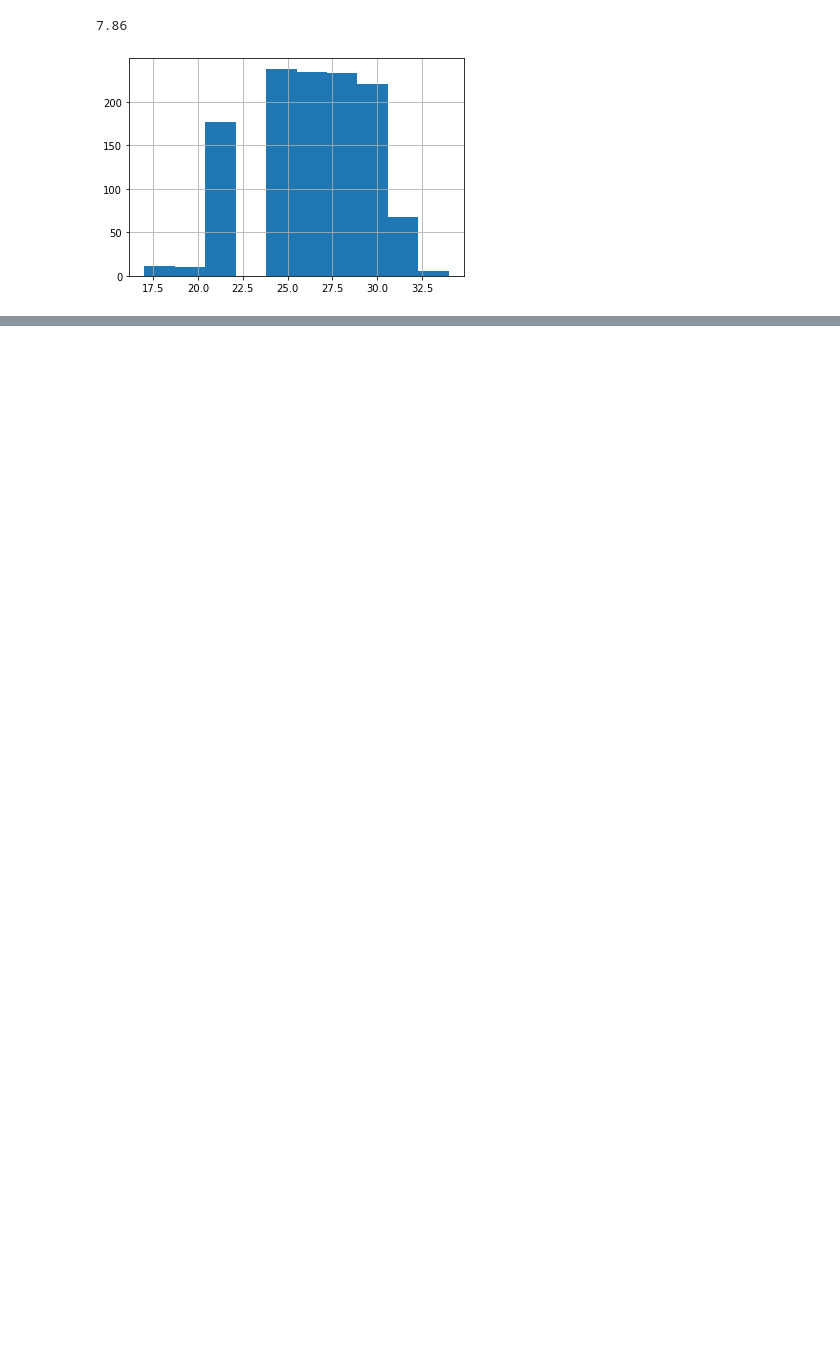
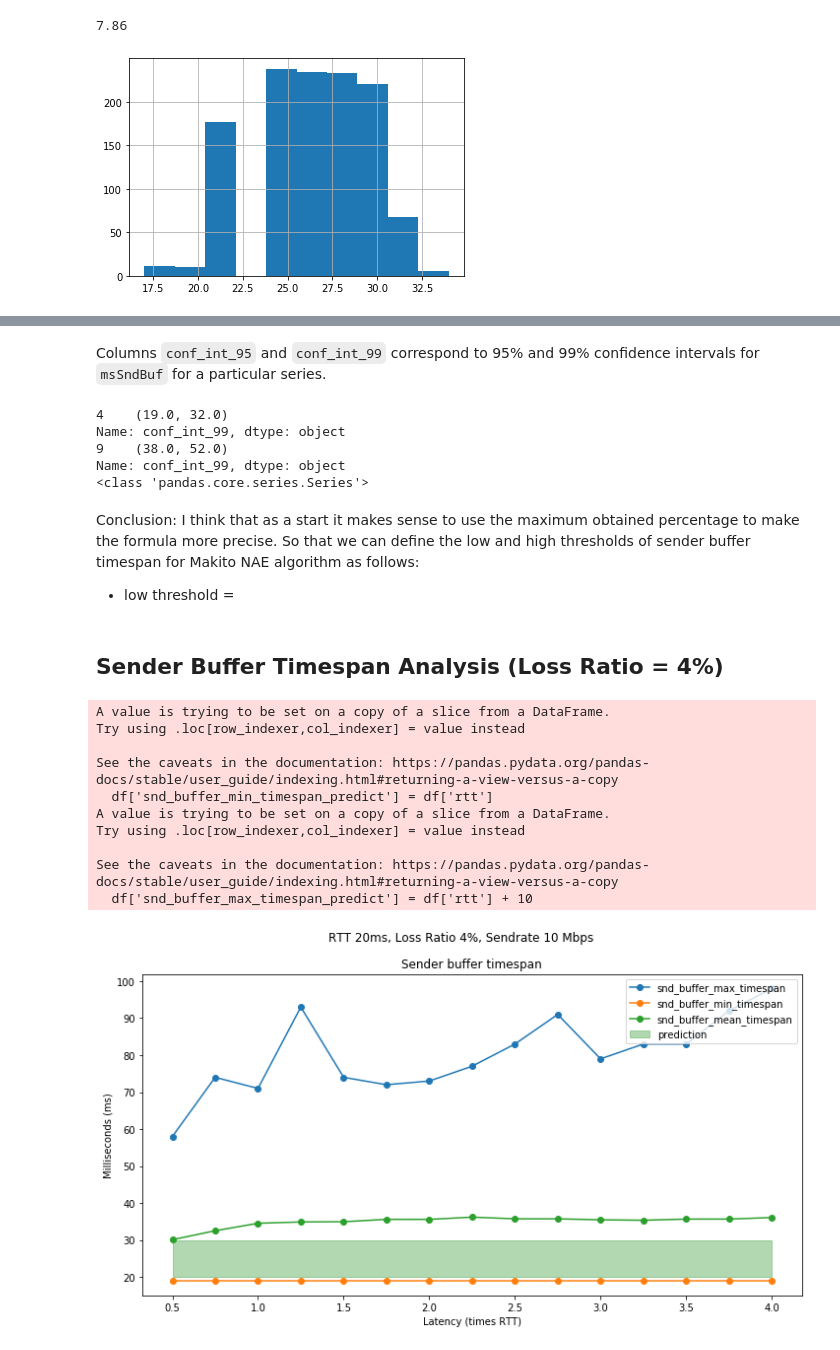
Before and after one commit to mbakholdina/lib-srt-utils, a Jupyter notebook: buffer_timespan.ipynb, the cells around one changed output, grey strips where cells are left out. Cells and saved outputs as stored; diff of their text form; code cells hidden in the pictures; blank space fills up the shorter version.

```diff
--- a/buffer_timespan.ipynb
+++ b/buffer_timespan.ipynb
@@ -189,0 +306,45 @@ Starts with _rtt20_loss0: total 9.02, below RTT 2.02, higher RTT+10 7.0
+# %% [markdown]
+Columns `conf_int_95` and `conf_int_99` correspond to 95% and 99% confidence intervals for `msSndBuf` for a particular series.
+# %%
+conf_rtt20 = perc_df.loc[perc_df['starts_with']=='_rtt20_loss0', 'conf_int_99']
+conf_rtt40 = perc_df.loc[perc_df['starts_with']=='_rtt40_loss0', 'conf_int_99']
+
+print(conf_rtt20)
+print(conf_rtt40)
+print(type(conf_rtt20))
+
+
+# perc_df['boundaries'] = (perc_df['rtt'], perc_df['rtt']+10)
+
+# perc_df['rtt+10'] = perc_df['rtt'] + 10
+# perc_df['low'] = 100 - perc_df['min'] * 100 / perc_df['rtt']
+# perc_df['high'] = perc_df['max'] * 100 / perc_df['rtt+10'] - 100
+# print(perc_df)
+# %% [output]
+4    (19.0, 32.0)
+Name: conf_int_99, dtype: object
+9    (38.0, 52.0)
+Name: conf_int_99, dtype: object
+<class 'pandas.core.series.Series'>
+# %% [markdown]
+Conclusion: I think that as a start it makes sense to use the maximum obtained percentage to make the formula more precise. So that we can define the low and high thresholds of sender buffer timespan for Makito NAE algorithm as follows:
+- low threshold =
+# %% [markdown]
+## Sender Buffer Timespan Analysis (Loss Ratio = 4%)
+# %%
+df_loss4 = df[(df['loss']==4) & (df['algo']=='Periodic NAK')]
+splitting_loss4 = df_loss4.groupby(['rtt', 'sendrate'])
+for group_name, group in splitting_loss4:
+    bt.plot_snd_buffer_timespan(group)
+# %% [output]
+A value is trying to be set on a copy of a slice from a DataFrame.
+Try using .loc[row_indexer,col_indexer] = value instead
+
+See the caveats in the documentation: https://pandas.pydata.org/pandas-docs/stable/user_guide/indexing.html#returning-a-view-versus-a-copy
+  df['snd_buffer_min_timespan_predict'] = df['rtt']
+A value is trying to be set on a copy of a slice from a DataFrame.
+Try using .loc[row_indexer,col_indexer] = value instead
+
+See the caveats in the documentation: https://pandas.pydata.org/pandas-docs/stable/user_guide/indexing.html#returning-a-view-versus-a-copy
+  df['snd_buffer_max_timespan_predict'] = df['rtt'] + 10
+[figure, added]
```
Also changed, not shown: parts of 19 cells of this notebook, 1 other file.
